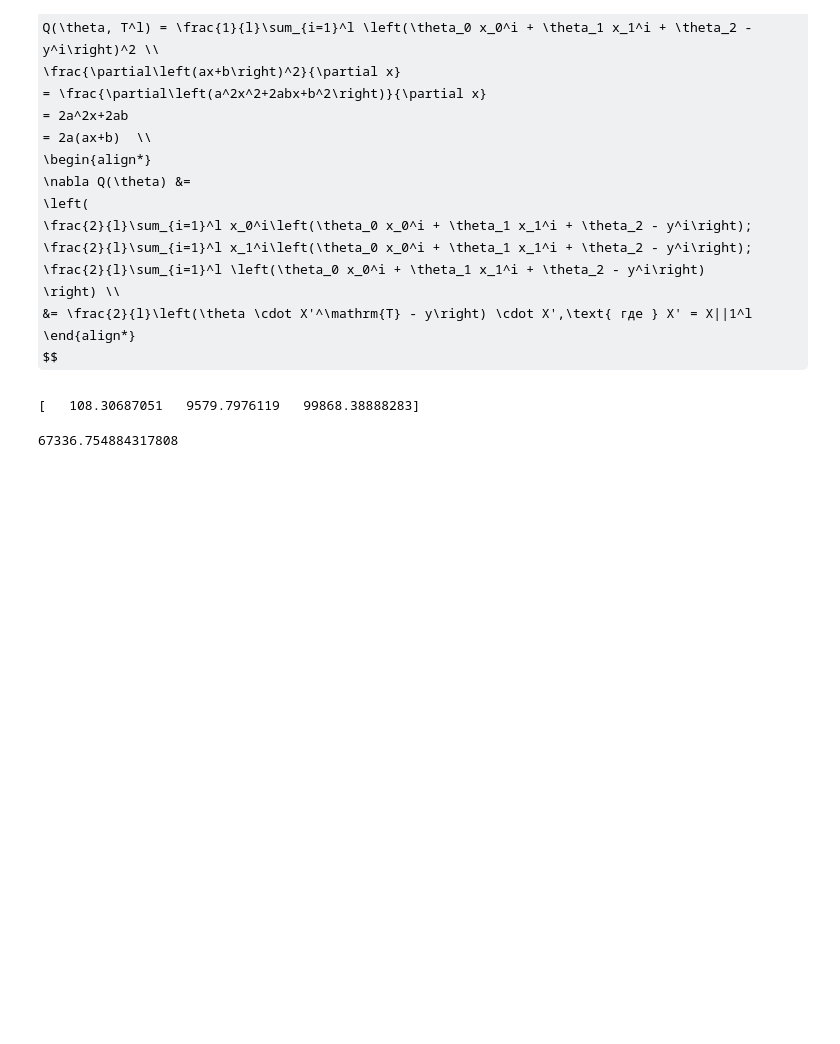
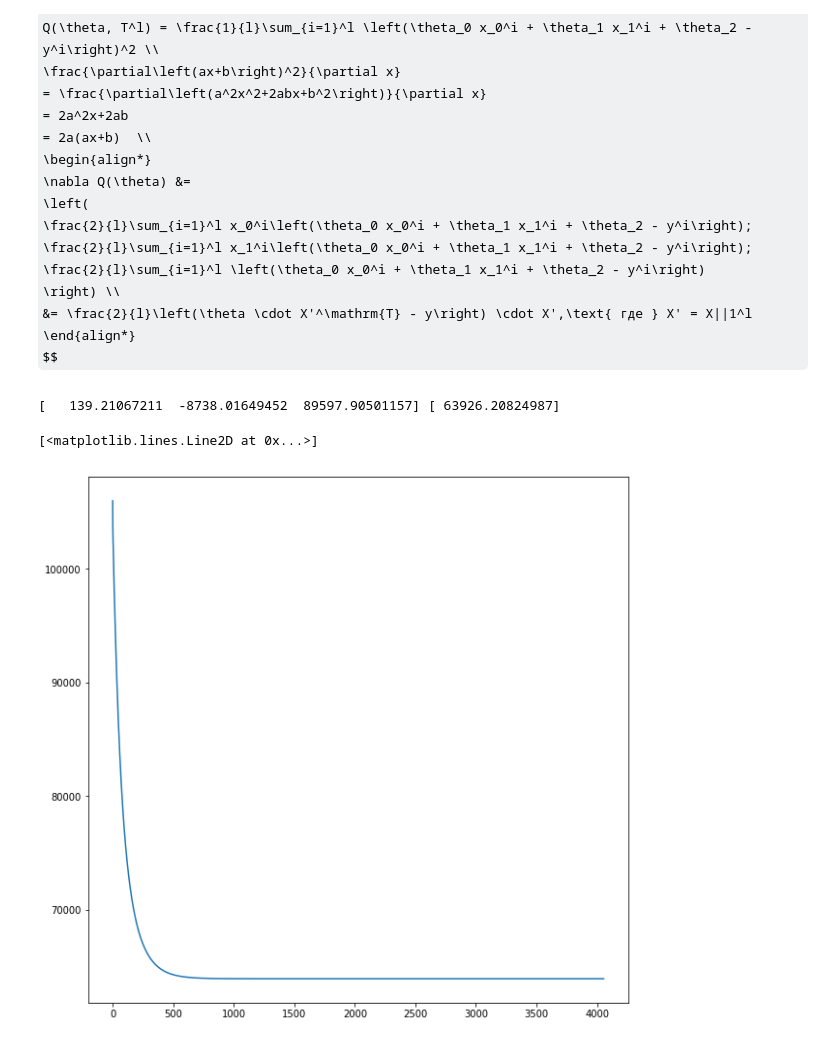
Before and after one commit to artemohanjanyan/ml-hw, a Jupyter notebook: linear-regression/linear.ipynb, the cells around one changed output. Drawn from its saved outputs; the diff is of its cells as text; code cells hidden in the pictures; some formulas as TeX source; blank space fills up the shorter version.

Commit message:
Add normalization and learning curve

```diff
--- a/linear-regression/linear.ipynb
+++ b/linear-regression/linear.ipynb
@@ -73,11 +73,40 @@ def gradient_descent(X, Y, theta):
         theta = new_theta
-# %%
-theta = gradient_descent(X, Y, np.array([100, 10000, 100000], np.float64))
-# %%
-print(theta)
-# %% [output]
-[   108.30687051   9579.7976119   99868.38888283]
-# %%
-deviation(X, Y, theta)
-# %% [output]
-67336.754884317808
+# %%
+TRY_N = 1
+SEED = 0
+
+np.random.seed(SEED)
+Theta0 = (np.random.rand(TRY_N, X.shape[1]) - 0.5) * 2
+
+def normalize_columns(X):
+    k = np.max(X, 0)
+    return k, X / k
+
+Xk, Xn = normalize_columns(X)
+Yk, Yn = normalize_columns(Y)
+
+best_deviation = 1e9
+best_theta = []
+best_curve = []
+for theta in Theta0:
+    optimized_theta, optimized_curve = gradient_descent(Xn, Yn, theta)
+    optimized_deviation = deviation(Xn, Yn, [optimized_theta])
+    if optimized_deviation < best_deviation:
+        best_deviation = optimized_deviation
+        best_theta = optimized_theta
+        best_curve = optimized_curve
+
+best_theta = best_theta * Yk / Xk
+best_deviation = deviation(X, Y, [best_theta])
+best_curve = best_curve * Yk / Xk
+# %%
+print(best_theta, best_deviation)
+# %% [output]
+[   139.21067211  -8738.01649452  89597.90501157] [ 63926.20824987]
+# %%
+curve_deviations = deviation(X, Y, best_curve)
+plt.figure(figsize=(10, 10))
+plt.plot(np.arange(0, curve_deviations.shape[0]), curve_deviations)
+# %% [output]
+[<matplotlib.lines.Line2D at 0x...>]
+[figure, added]
```
Also changed, not shown: parts of 1 cell of this notebook.
